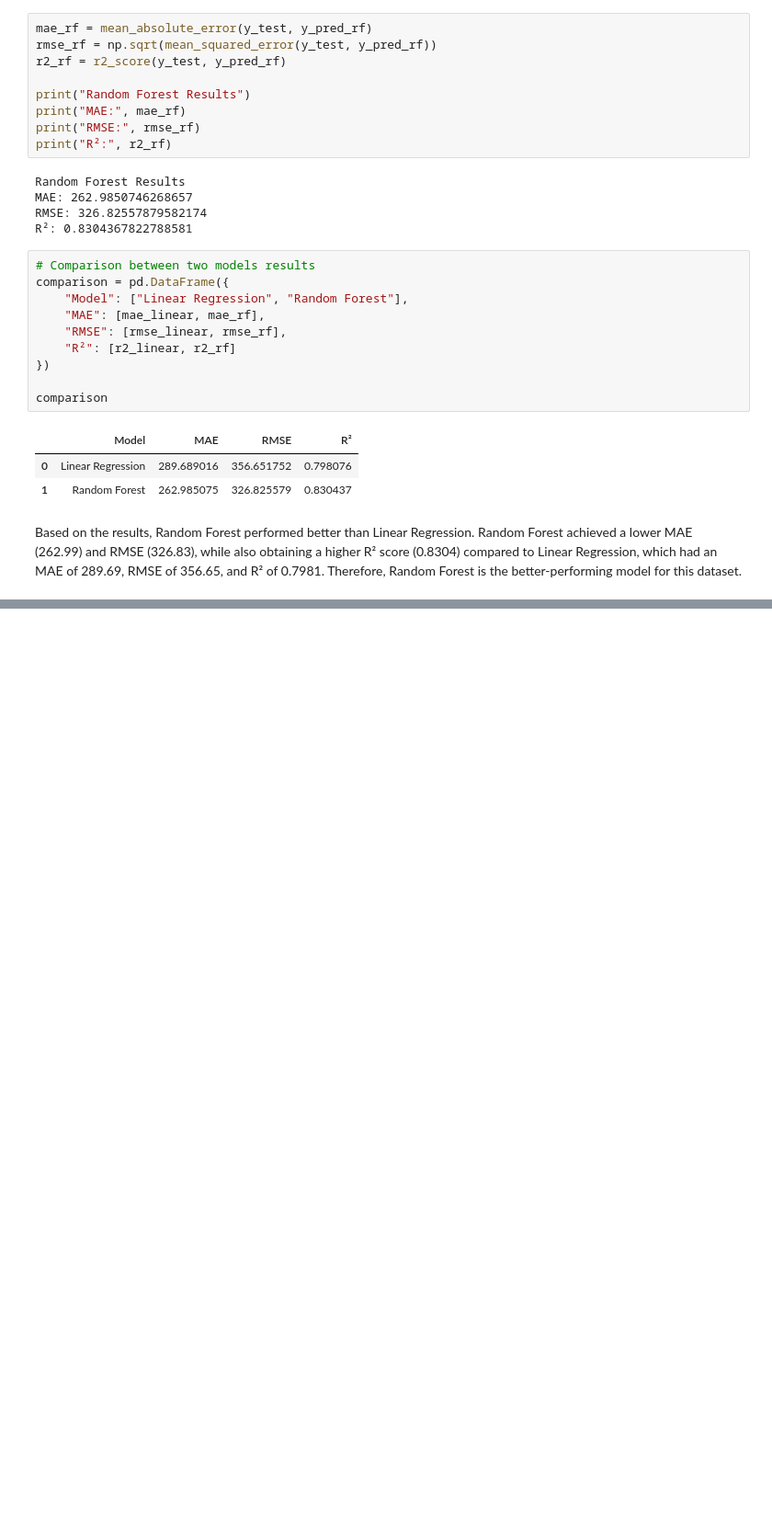
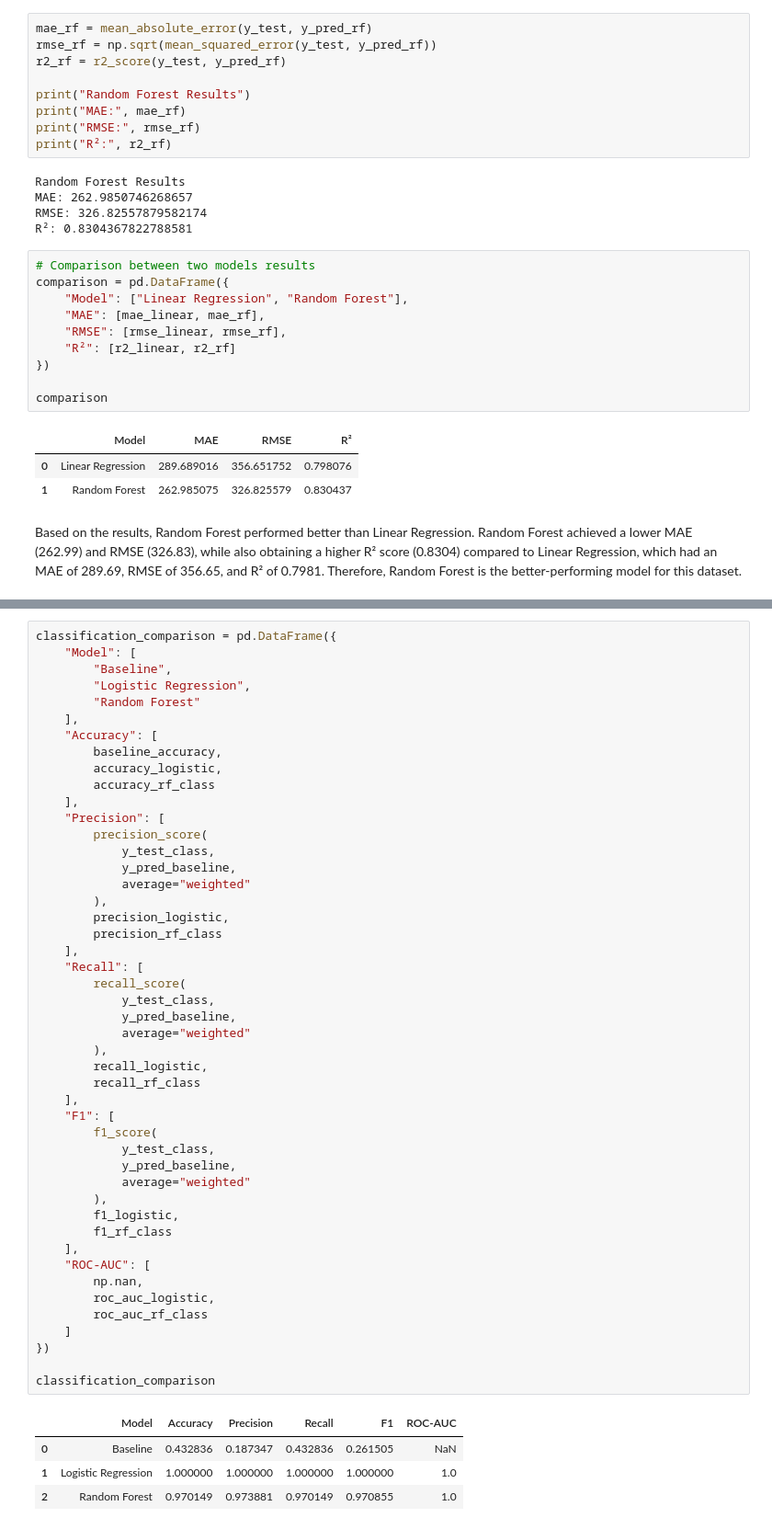
Before and after one commit to Hoga30/Klab_AI-program, a Jupyter notebook: notebooks/assignment2_data_wrangling.ipynb, the cells around one changed output, grey strips where cells are left out. Shown at 92% size. Cells and saved outputs as stored; diff of their text form; blank space fills up the shorter version.

```diff
--- a/notebooks/assignment2_data_wrangling.ipynb
+++ b/notebooks/assignment2_data_wrangling.ipynb
@@ -350,0 +611,52 @@ Based on the results, Random Forest performed better than Linear Regression. Ran
+# %%
+classification_comparison = pd.DataFrame({
+    "Model": [
+        "Baseline",
+        "Logistic Regression",
+        "Random Forest"
+    ],
+    "Accuracy": [
+        baseline_accuracy,
+        accuracy_logistic,
+        accuracy_rf_class
+    ],
+    "Precision": [
+        precision_score(
+            y_test_class,
+            y_pred_baseline,
+            average="weighted"
+        ),
+        precision_logistic,
+        precision_rf_class
+    ],
+    "Recall": [
+        recall_score(
+            y_test_class,
+            y_pred_baseline,
+            average="weighted"
+        ),
+        recall_logistic,
+        recall_rf_class
+    ],
+    "F1": [
+        f1_score(
+            y_test_class,
+            y_pred_baseline,
+            average="weighted"
+        ),
+        f1_logistic,
+        f1_rf_class
+    ],
+    "ROC-AUC": [
+        np.nan,
+        roc_auc_logistic,
+        roc_auc_rf_class
+    ]
+})
+
+classification_comparison
+# %% [output]
+|  | Model | Accuracy | Precision | Recall | F1 | ROC-AUC |
+| 0 | Baseline | 0.432836 | 0.187347 | 0.432836 | 0.261505 | NaN |
+| 1 | Logistic Regression | 1.000000 | 1.000000 | 1.000000 | 1.000000 | 1.0 |
+| 2 | Random Forest | 0.970149 | 0.973881 | 0.970149 | 0.970855 | 1.0 |
```
Also changed, not shown: parts of 18 cells of this notebook.
